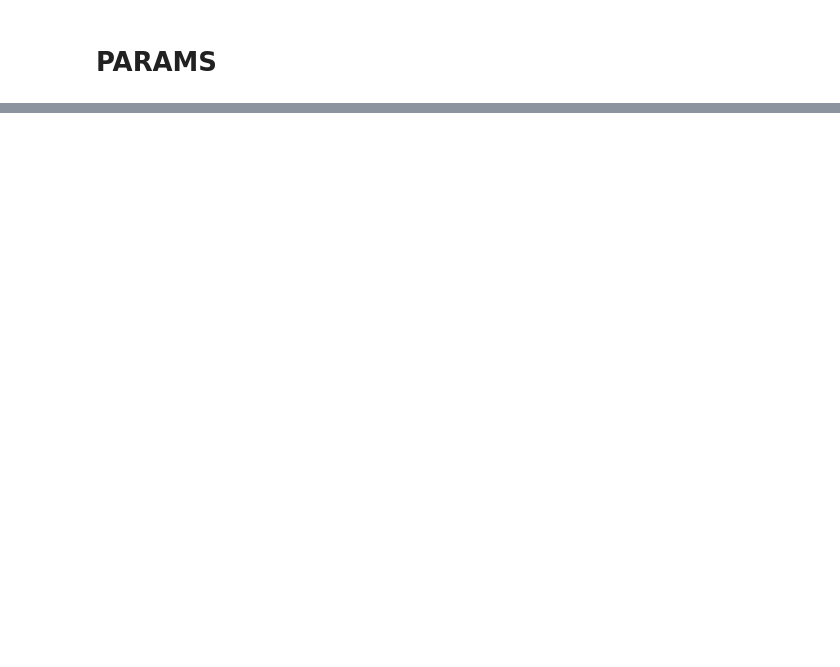
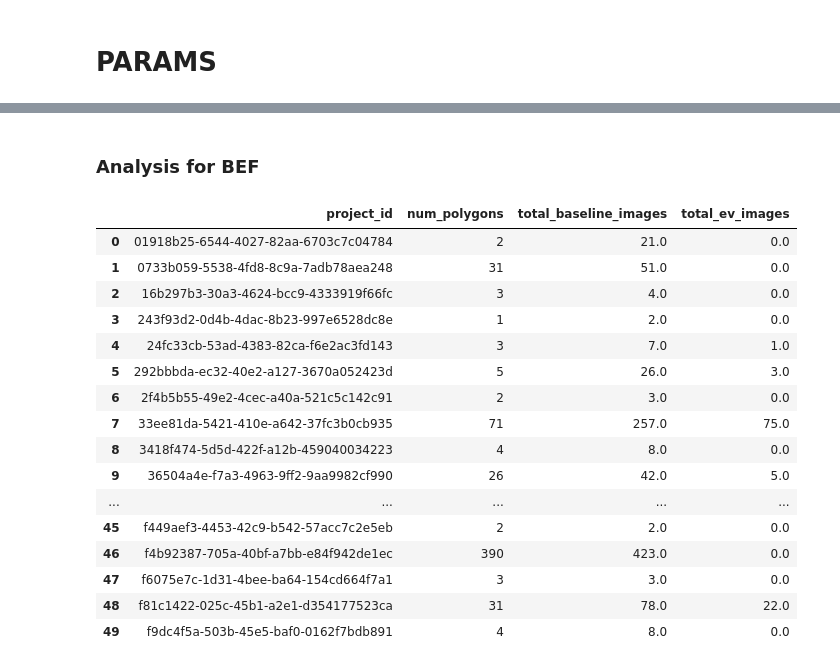
Before and after one commit to wri/decision-tree, a Jupyter notebook: notebooks/decision_tree.ipynb, the cells around one changed output, grey strips where cells are left out. Saved outputs shown, nothing was run; the diff lists cells and outputs as text; code cells hidden in the pictures; blank space fills up the shorter version.

```diff
--- a/notebooks/decision_tree.ipynb
+++ b/notebooks/decision_tree.ipynb
@@ -227,0 +273,9 @@ Name: baseline_img_count, dtype: int64
+# %%
+c1_prj = pd.read_csv(c1_feats)
+c1_img = pd.read_csv(c1_maxar_md)
+
+c1_main = img.analyze_image_availability(c1_prj,
+                                       c1_img,
+                                       baseline_range,
+                                       ev_range,
+                                       cloud_thresh)
@@ -227,0 +303,5 @@ Name: baseline_img_count, dtype: int64
+# %%
+c1_main_ttc = cover.apply_canopy_classification(c1_main,
+                                                canopy_threshold,
+                                                baseline_range,
+                                                ev_range)
@@ -227,0 +474,31 @@ Name: baseline_img_count, dtype: int64
+# %% [markdown]
+### Analysis for BEF
+# %%
+c1remotes = c1_final[c1_final.decision == 'remote']
+
+grouped_summary = c1remotes.groupby("project_id").agg(
+    num_polygons=("poly_id", "nunique"),
+    total_baseline_images=("baseline_img_count", "sum"),
+    total_ev_images=("ev_img_count", "sum")
+).reset_index()
+
+
+grouped_summary
+# %% [output]
+|  | project_id | num_polygons | total_baseline_images | total_ev_images |
+| 0 | 01918b25-6544-4027-82aa-6703c7c04784 | 2 | 21.0 | 0.0 |
+| 1 | 0733b059-5538-4fd8-8c9a-7adb78aea248 | 31 | 51.0 | 0.0 |
+| 2 | 16b297b3-30a3-4624-bcc9-4333919f66fc | 3 | 4.0 | 0.0 |
+| 3 | 243f93d2-0d4b-4dac-8b23-997e6528dc8e | 1 | 2.0 | 0.0 |
+| 4 | 24fc33cb-53ad-4383-82ca-f6e2ac3fd143 | 3 | 7.0 | 1.0 |
+| 5 | 292bbbda-ec32-40e2-a127-3670a052423d | 5 | 26.0 | 3.0 |
+| 6 | 2f4b5b55-49e2-4cec-a40a-521c5c142c91 | 2 | 3.0 | 0.0 |
+| 7 | 33ee81da-5421-410e-a642-37fc3b0cb935 | 71 | 257.0 | 75.0 |
+| 8 | 3418f474-5d5d-422f-a12b-459040034223 | 4 | 8.0 | 0.0 |
+| 9 | 36504a4e-f7a3-4963-9ff2-9aa9982cf990 | 26 | 42.0 | 5.0 |
+| ... | ... | ... | ... | ... |
+| 45 | f449aef3-4453-42c9-b542-57acc7c2e5eb | 2 | 2.0 | 0.0 |
+| 46 | f4b92387-705a-40bf-a7bb-e84f942de1ec | 390 | 423.0 | 0.0 |
+| 47 | f6075e7c-1d31-4bee-ba64-154cd664f7a1 | 3 | 3.0 | 0.0 |
+| 48 | f81c1422-025c-45b1-a2e1-d354177523ca | 31 | 78.0 | 22.0 |
+| 49 | f9dc4f5a-503b-45e5-baf0-0162f7bdb891 | 4 | 8.0 | 0.0 |
```
Also changed, not shown: parts of 77 cells of this notebook.
